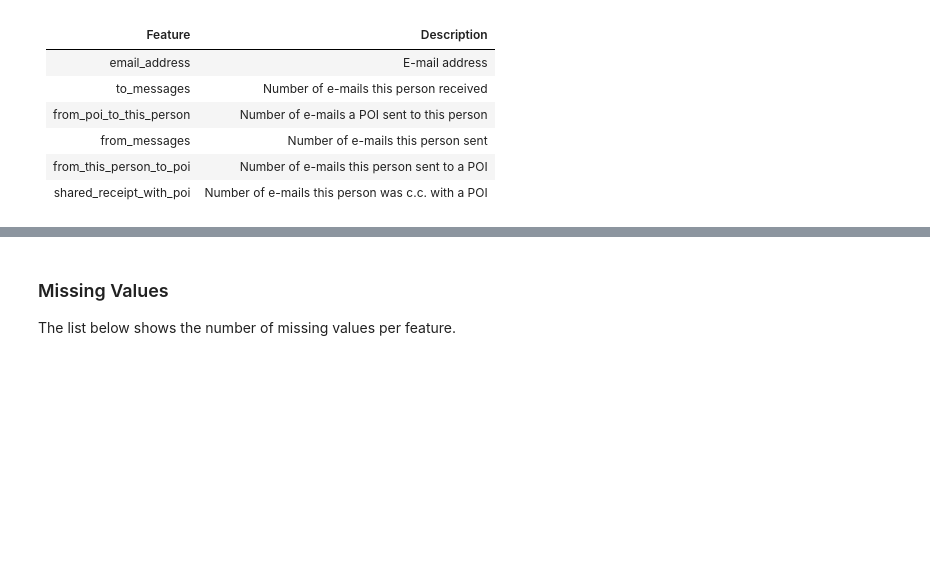
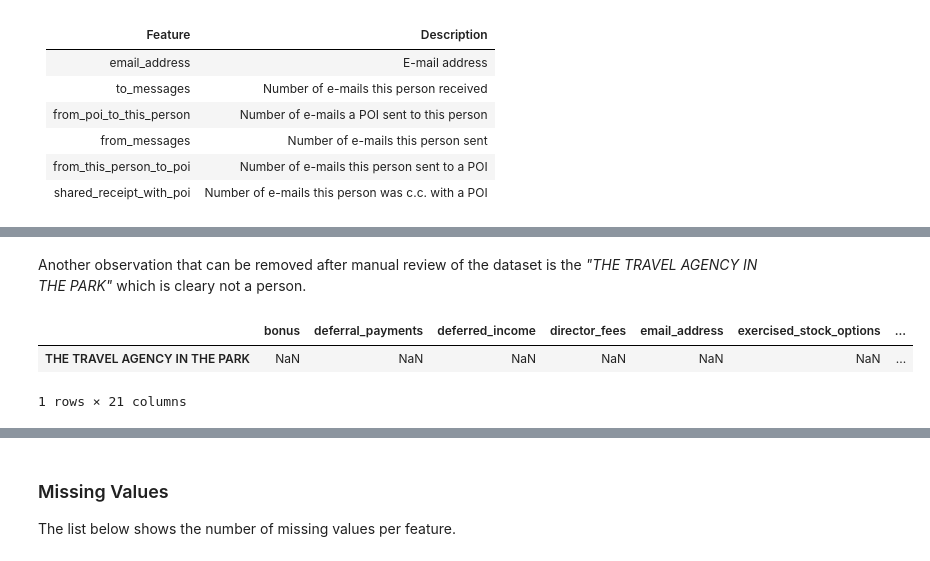
Before and after one commit to gerosa/udacity-data-analyst, a Jupyter notebook: P5/final_report.ipynb, the cells around one changed output, grey strips where cells are left out. Drawn from its saved outputs; the diff is of its cells as text; code cells hidden in the pictures; blank space fills up the shorter version.

Commit message:
review 1

```diff
--- a/P5/final_report.ipynb
+++ b/P5/final_report.ipynb
@@ -158,0 +182,9 @@ shared_receipt_with_poi | Number of e-mails this person was c.c. with a POI
+# %% [markdown]
+Another observation that can be removed after manual review of the dataset is the _"THE TRAVEL AGENCY IN THE PARK"_ which is cleary not a person.
+# %%
+display(df.loc[['THE TRAVEL AGENCY IN THE PARK']])
+df.drop('THE TRAVEL AGENCY IN THE PARK', inplace=True)
+# %% [output]
+|  | bonus | deferral_payments | deferred_income | director_fees | email_address | exercised_stock_options | ... |
+| THE TRAVEL AGENCY IN THE PARK | NaN | NaN | NaN | NaN | NaN | NaN | ... |
+1 rows × 21 columns
```
Also changed, not shown: parts of 24 cells of this notebook, 1 other file.
